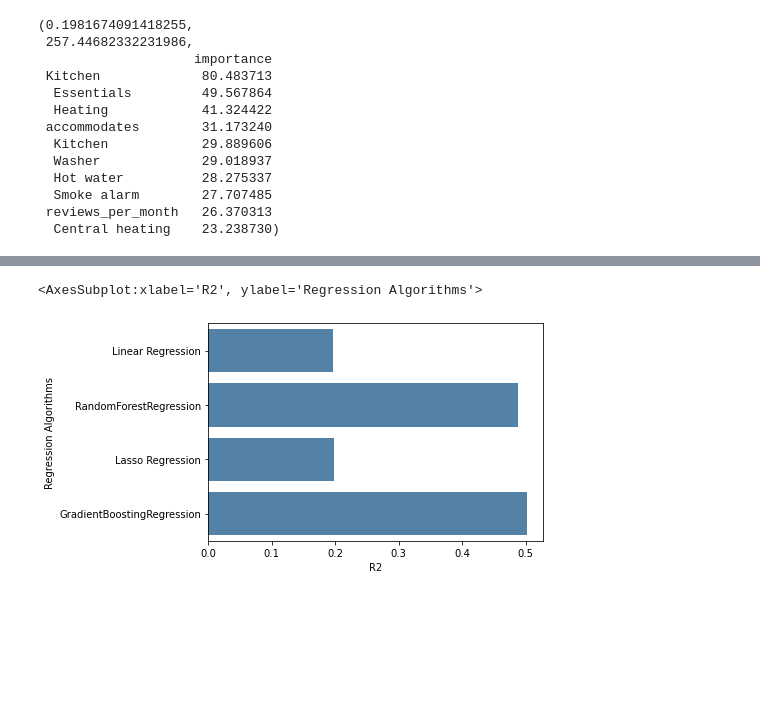
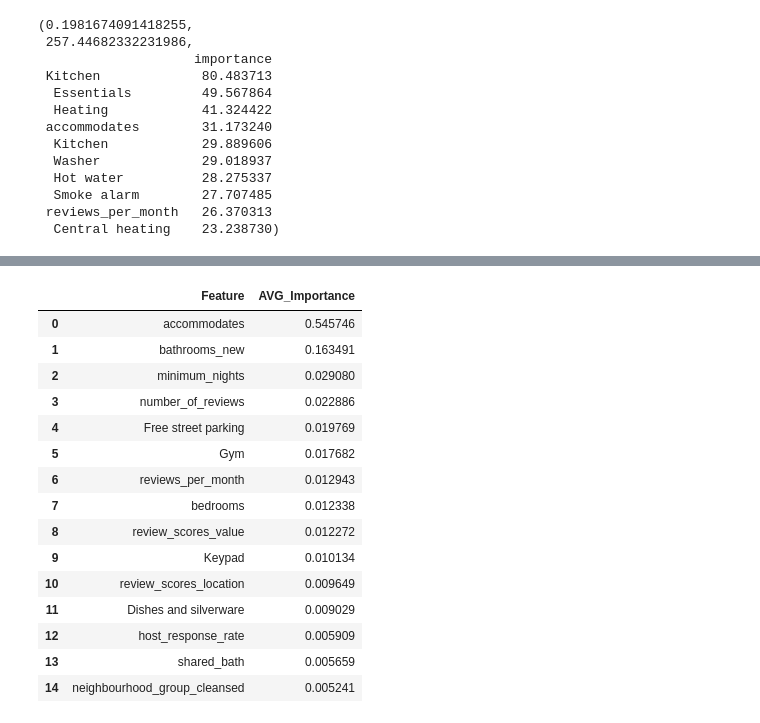
Before and after one commit to doyindav1/Greater-Manchester-Area-Airbnb-Analysis, a Jupyter notebook: airbnb_updated.ipynb, the cells around one changed output, grey strips where cells are left out. Cells and saved outputs as stored; diff of their text form; code cells hidden in the pictures; blank space fills up the shorter version.

```diff
--- a/airbnb_updated.ipynb
+++ b/airbnb_updated.ipynb
@@ -1301,10 +1337,23 @@ results_df
-# %%
-sb.barplot(data=results_df, x="R2", y="Regression Algorithms", color='steelblue')
-# %% [output]
-<AxesSubplot:xlabel='R2', ylabel='Regression Algorithms'>
-[figure, removed]
 # %%
 # feature importance
-importance = pd.DataFrame(XGB_feature_importance).reset_index()
-importance = importance.rename(columns={'index':'Feature'})
+r_feature_importance = r_forest_importance.reset_index()
+r_feature_importance = r_feature_importance.rename(columns={'index':'Feature'})
+r_feature_importance[:15]
+# %% [output]
+|  | Feature | AVG_Importance |
+| 0 | accommodates | 0.545746 |
+| 1 | bathrooms_new | 0.163491 |
+| 2 | minimum_nights | 0.029080 |
+| 3 | number_of_reviews | 0.022886 |
+| 4 | Free street parking | 0.019769 |
+| 5 | Gym | 0.017682 |
+| 6 | reviews_per_month | 0.012943 |
+| 7 | bedrooms | 0.012338 |
+| 8 | review_scores_value | 0.012272 |
+| 9 | Keypad | 0.010134 |
+| 10 | review_scores_location | 0.009649 |
+| 11 | Dishes and silverware | 0.009029 |
+| 12 | host_response_rate | 0.005909 |
+| 13 | shared_bath | 0.005659 |
+| 14 | neighbourhood_group_cleansed | 0.005241 |
 # %%
```
Also changed, not shown: parts of 29 cells of this notebook.
